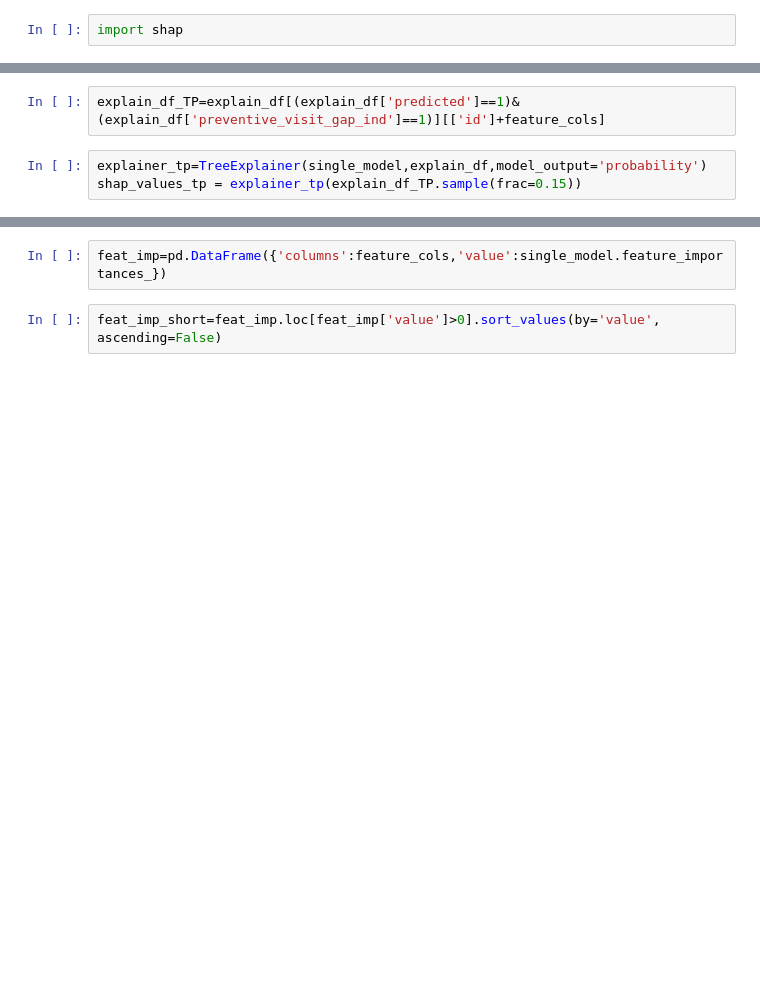
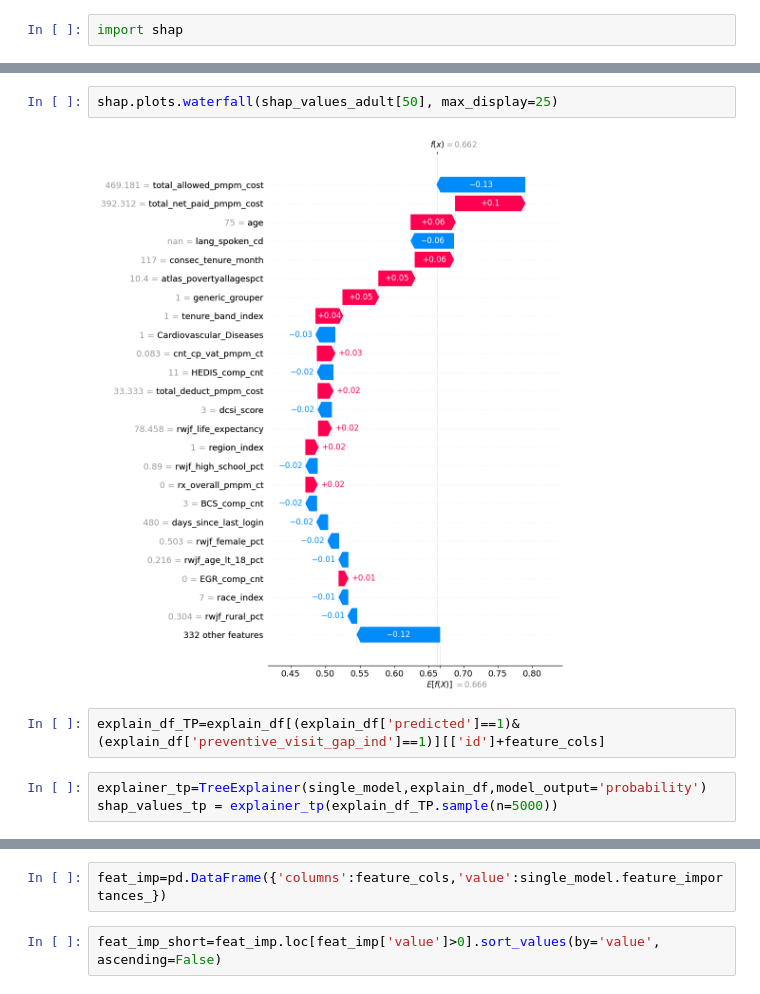
Before and after one commit to KavyaNair01/Machine_Learning, a Jupyter notebook: humana_model_test.ipynb, the cells around one changed output, grey strips where cells are left out. Saved outputs shown, nothing was run; the diff lists cells and outputs as text; blank space fills up the shorter version.

```diff
--- a/humana_model_test.ipynb
+++ b/humana_model_test.ipynb
@@ -457,6 +493,10 @@ shap.plots.beeswarm(shap_values_adult,max_display=50)
+# %%
+shap.plots.waterfall(shap_values_adult[50], max_display=25)
+# %% [output]
+[figure, added]
 # %%
 explain_df_TP=explain_df[(explain_df['predicted']==1)& (explain_df['preventive_visit_gap_ind']==1)][['id']+feature_cols]
 # %%
 explainer_tp=TreeExplainer(single_model,explain_df,model_output='probability')
-shap_values_tp = explainer_tp(explain_df_TP.sample(frac=0.15))
+shap_values_tp = explainer_tp(explain_df_TP.sample(n=5000))
 # %%
```
Also changed, not shown: parts of 28 cells of this notebook.
